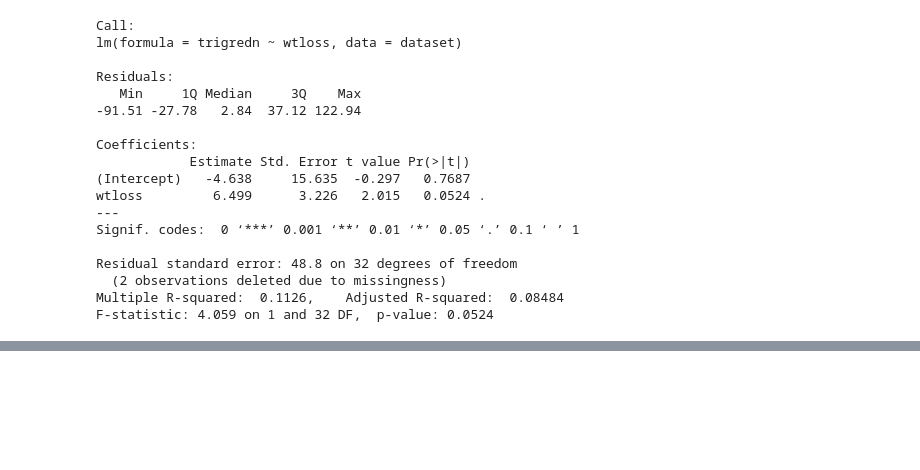
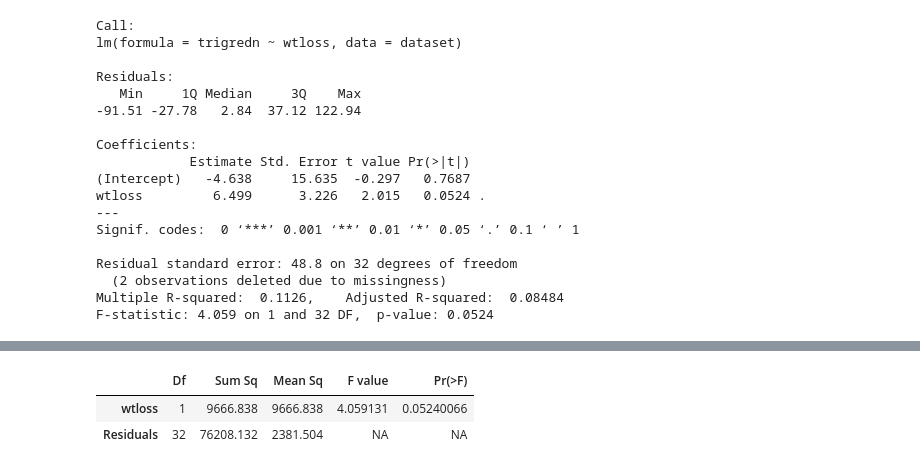
Before and after one commit to jwgwalton/regression-modelling-course, a Jupyter notebook: day2/Day2.ipynb, the cells around one changed output, grey strips where cells are left out. Drawn from its saved outputs; the diff is of its cells as text; code cells hidden in the pictures; blank space fills up the shorter version.

```diff
--- a/day2/Day2.ipynb
+++ b/day2/Day2.ipynb
@@ -58,0 +62,6 @@ abline(fitted_model, col='red')
+# %%
+anova(fitted_model)
+# %% [output]
+|  | Df | Sum Sq | Mean Sq | F value | Pr(>F) |
+| wtloss | 1 | 9666.838 | 9666.838 | 4.059131 | 0.05240066 |
+| Residuals | 32 | 76208.132 | 2381.504 | NA | NA |
```
Also changed, not shown: parts of 3 cells of this notebook.
